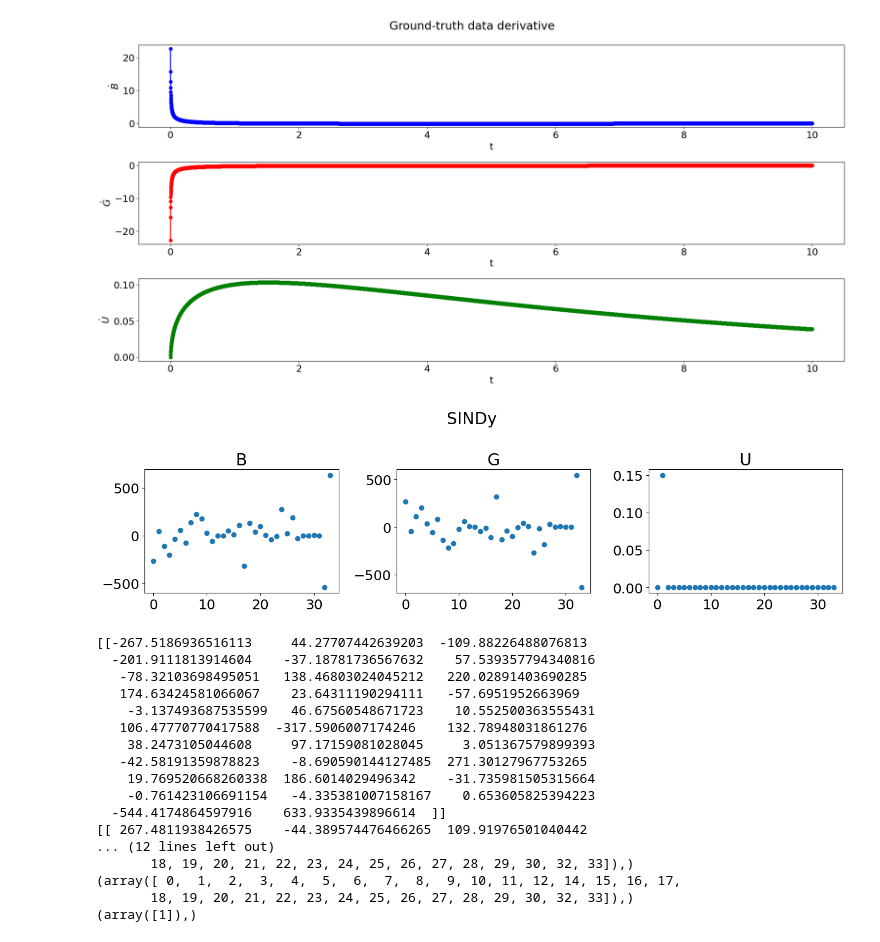
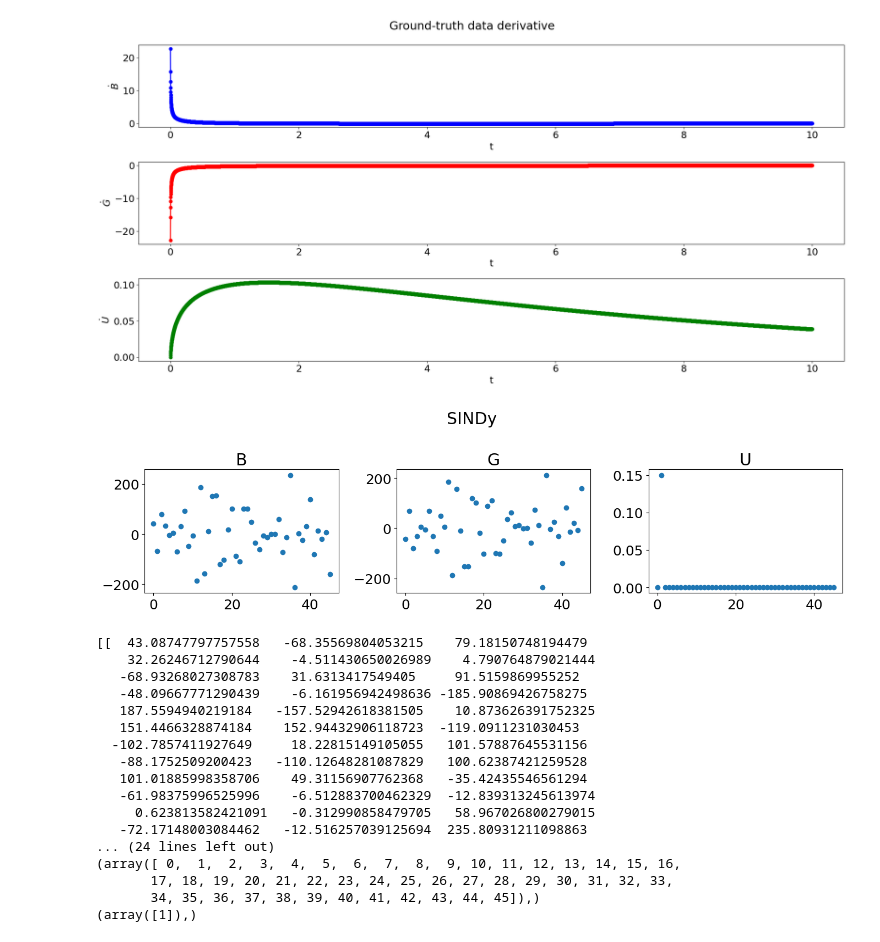
Before and after one commit to siva-viknesh/ADAM-SINDy, a Jupyter notebook: 5_Pharmacokinetics_Drug_model/SINDy-W-o_Pharma.ipynb, the cells around one changed output. Drawn from its saved outputs; the diff is of its cells as text; code cells hidden in the pictures.

```diff
--- a/5_Pharmacokinetics_Drug_model/SINDy-W-o_Pharma.ipynb
+++ b/5_Pharmacokinetics_Drug_model/SINDy-W-o_Pharma.ipynb
@@ -193,10 +193,12 @@ def sparsifyDynamics(Theta,dXdt,lamb,n): #Solves SINDy's L1 regularized convex o
 nums = [1.0]              #numbers in the denominator [ sin(pi/a)]
 sin_freq = np.pi / np.array(nums)     #frequencies for sin and cos function
 
-modes = [ 0.45, 0.55]
+modes = [0.4, 0.55]
+x_exp_powers = [ 1.0, 2.0]          #coefficients for exponential of x [exp(a*x)]
+y_exp_powers = [ 1.0, 2.0]          #coefficents for exponential of y [exp(a*y)]
 x_t = X
 
-def generate_candidates(x_t, t, sin_freq, modes):
+def generate_candidates(x_t, t, sin_freq, modes, x_exp_powers, y_exp_powers):
     """
     Generates polynomial, sine, cosine, and exponential terms, and their combinations
     based on input data. Handles cases where x_t has dimensions (1000, 2) or (1, 2).
@@ -271,63 +273,79 @@ def generate_candidates(x_t, t, sin_freq, modes):
 
     combined_terms = multiply_poly_tpowers(poly_candidate, t_powers)
 
+    # Exponential terms
+    x_exp_powered = np.array([np.exp(x * p) for p in x_exp_powers]).T  # Shape (N, len(x_exp_powers))
+    y_exp_powered = np.array([np.exp(y * p) for p in y_exp_powers]).T  # Shape (N, len(y_exp_powers))
+
+    # Combine x and y exponential terms
+    all_exp = np.hstack([x_exp_powered, y_exp_powered])
+
+    # Polynomial * exponential terms
+    x_exp_combination = np.concatenate([poly_candidate * x_exp[:, None] for x_exp in x_exp_powered.T], axis=1)
+    y_exp_combination = np.concatenate([poly_candidate * y_exp[:, None] for y_exp in y_exp_powered.T], axis=1)
+
+    # Combine all exponential terms
+    #all_exp_combinations = np.hstack([all_exp, x_exp_combination, y_exp_combination])
+    all_exp_combinations = np.hstack([ x_exp_combination, y_exp_combination])
+
+
     # Combine all candidate terms
-    All_candidates = np.hstack((polynomial, sine_candidate, cos_candidate, xsine_candidate, xcos_candidate, combined_terms))
+    All_candidates = np.hstack((polynomial, sine_candidate, cos_candidate, xsine_candidate, xcos_candidate, combined_terms, all_exp_combinations))
 
     return All_candidates
 # %%
-Candidates = generate_candidates (x_t,t, sin_freq=sin_freq, modes =modes )
+Candidates = generate_candidates (x_t,t, sin_freq=sin_freq, modes =modes, x_exp_powers= x_exp_powers, y_exp_powers=y_exp_powers )
 
-lamb = 0.1 # sparsification knob lambda
+lamb = 0.01 # sparsification knob lambda
 coeff_matrix = sparsifyDynamics(Candidates, A1A2A3_time_deriv, lamb, 3)
 #coeff_matrix = sparsifyDynamics(All_candidates, A1A2A3_time_deriv_sliced, lamb, 3)
 #print(coeff_matrix)
 threshold = 0.0005
 #****************************************************************************#
 loc = plticker.MultipleLocator(base=3) # this locator puts ticks at regular intervals
 fig, ax = plt.subplots(nrows = 1, ncols = 3, figsize =(14, 4))
 fig.suptitle('SINDy')
 
 ax[0].plot(coeff_matrix [:, 0], 'o')
 ax[0].set_title('B')
 
 
 ax[1].plot(coeff_matrix [:, 1], 'o')
 ax[1].set_title('G')
 
 
 ax[2].plot(coeff_matrix [:, 2], 'o')
 ax[2].set_title('U')
 
 
 fig.subplots_adjust(top=0.8)
 fig.tight_layout()
 plt.show()
 
 print(coeff_matrix[np.nonzero(coeff_matrix[:, 0]), 0])
 print(coeff_matrix[np.nonzero(coeff_matrix[:, 1]), 1])
 print(coeff_matrix[np.nonzero(coeff_matrix[:, 2]), 2])
 print(np.nonzero(coeff_matrix[:, 0]))
 print(np.nonzero(coeff_matrix[:, 1]))
 print(np.nonzero(coeff_matrix[:, 2]))
 # %% [output]
-[figure, old version]
+[figure, new version]
-[[-267.5186936516113     44.27707442639203  -109.88226488076813
-  -201.9111813914604    -37.18781736567632    57.539357794340816
-   -78.32103698495051   138.46803024045212   220.02891403690285
-   174.63424581066067    23.64311190294111   -57.6951952663969
-    -3.137493687535599   46.67560548671723    10.552500363555431
-   106.47770770417588  -317.5906007174246    132.78948031861276
-    38.2473105044608     97.17159081028045     3.051367579899393
-   -42.58191359878823    -8.690590144127485  271.30127967753265
-    19.769520668260338  186.6014029496342    -31.735981505315664
-    -0.761423106691154   -4.335381007158167    0.653605825394223
-  -544.4174864597916    633.9335439896614  ]]
-[[ 267.4811938426575    -44.389574476466265  109.91976501040442
-... (12 lines left out)
-       18, 19, 20, 21, 22, 23, 24, 25, 26, 27, 28, 29, 30, 32, 33]),)
-(array([ 0,  1,  2,  3,  4,  5,  6,  7,  8,  9, 10, 11, 12, 14, 15, 16, 17,
-       18, 19, 20, 21, 22, 23, 24, 25, 26, 27, 28, 29, 30, 32, 33]),)
+[[  43.08747797757558   -68.35569804053215    79.18150748194479
+    32.26246712790644    -4.511430650026989    4.790764879021444
+   -68.93268027308783    31.6313417549405     91.5159869955252
+   -48.09667771290439    -6.161956942498636 -185.90869426758275
+   187.5594940219184   -157.52942618381505    10.873626391752325
+   151.4466328874184    152.94432906118723  -119.0911231030453
+  -102.7857411927649     18.22815149105055   101.57887645531156
+   -88.1752509200423   -110.12648281087829   100.62387421259528
+   101.01885998358706    49.31156907762368   -35.42435546561294
+   -61.98375996525996    -6.512883700462329  -12.839313245613974
+     0.623813582421091   -0.312990858479705   58.967026800279015
+   -72.17148003084462   -12.516257039125694  235.80931211098863
+... (24 lines left out)
+(array([ 0,  1,  2,  3,  4,  5,  6,  7,  8,  9, 10, 11, 12, 13, 14, 15, 16,
+       17, 18, 19, 20, 21, 22, 23, 24, 25, 26, 27, 28, 29, 30, 31, 32, 33,
+       34, 35, 36, 37, 38, 39, 40, 41, 42, 43, 44, 45]),)
 (array([1]),)
 # %%
 print(coeff_matrix[:, 0])
```
Also changed, not shown: parts of 4 cells of this notebook, 1 other file.
